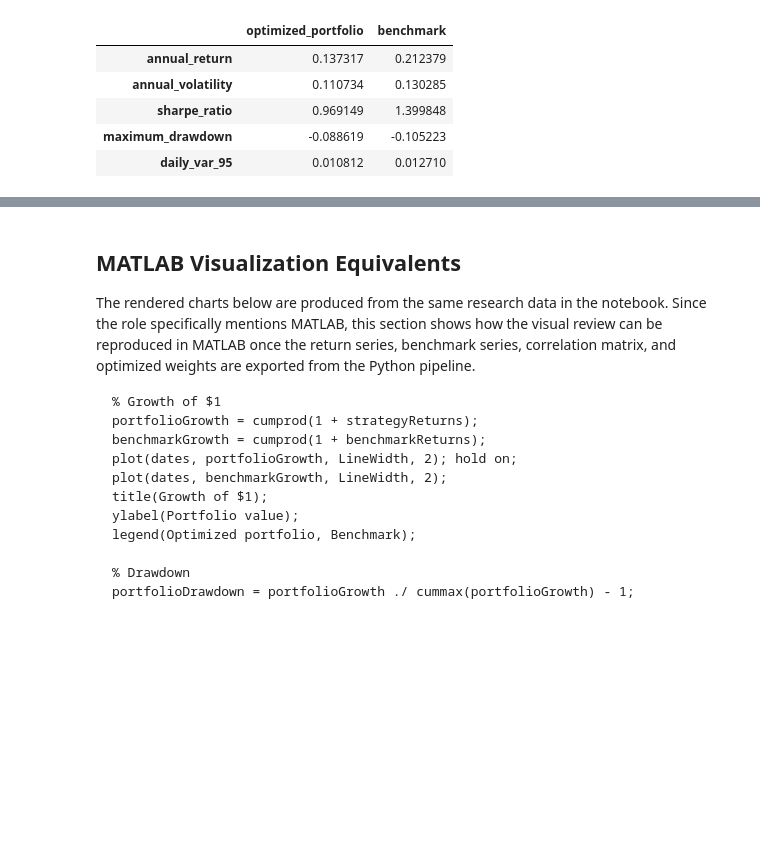
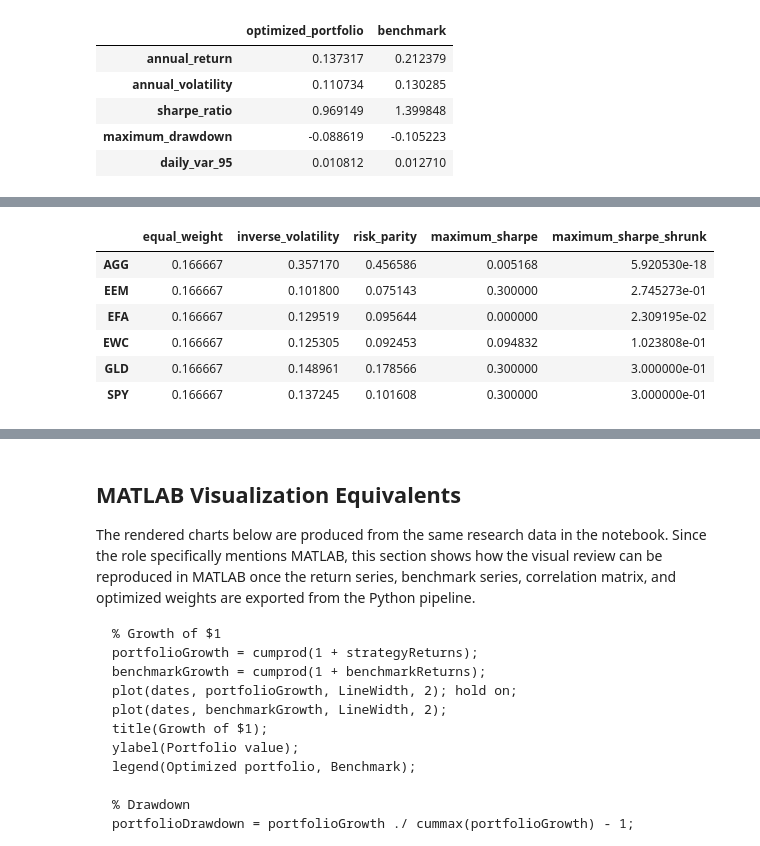
Before and after one commit to Nathan-Gomes/nathan-portfolio, a Jupyter notebook: public/notebooks/quantitative-portfolio-research-pipeline.ipynb, the cells around one changed output, grey strips where cells are left out. Drawn from its saved outputs; the diff is of its cells as text; code cells hidden in the pictures; blank space fills up the shorter version.

```diff
--- a/public/notebooks/quantitative-portfolio-research-pipeline.ipynb
+++ b/public/notebooks/quantitative-portfolio-research-pipeline.ipynb
@@ -62,7 +63,7 @@ class ResearchConfig:
     tickers: tuple[str, ...] = ('SPY', 'EWC', 'EFA', 'EEM', 'AGG', 'GLD')
     benchmark: str = 'SPY'
     lookback_months: int = 36
-    rebalance_frequency: str = 'Q'
+    rebalance_frequency: str = 'QE'
     max_asset_weight: float = 0.30
     transaction_cost_bps: float = 10.0
     risk_free_rate: float = 0.03
@@ -479,0 +488,81 @@ rebalance_history.tail()
+# %%
+def equal_weight(returns_window: pd.DataFrame, config: ResearchConfig) -> pd.Series:
+    assets = list(returns_window.columns)
+    return pd.Series(1.0 / len(assets), index=assets)
+
+
+def inverse_volatility(returns_window: pd.DataFrame, config: ResearchConfig) -> pd.Series:
+    vol = returns_window.std()
+    inverse = 1.0 / vol
+    return inverse / inverse.sum()
+
+
+def risk_parity(returns_window: pd.DataFrame, config: ResearchConfig) -> pd.Series:
+    """Equal risk contribution, via the convex log-barrier reformulation (Spinu 2013):
+    minimize 0.5 * w'Sigma*w - (1/n) * sum(log(w)), then normalize. A squared-error
+    objective on the risk-contribution gap is non-convex and SLSQP can falsely report
+    convergence at the equal-weight start without moving; this formulation has a unique
+    minimizer up to scale and reaches it reliably.
+    """
+    assets = list(returns_window.columns)
+    n_assets = len(assets)
+    covariance = returns_window.cov().to_numpy() * config.trading_days
+
+    def objective(w: np.ndarray) -> float:
+        return 0.5 * float(w @ covariance @ w) - np.sum(np.log(w)) / n_assets
+
+    def gradient(w: np.ndarray) -> np.ndarray:
+        return covariance @ w - 1.0 / (n_assets * w)
+
+    initial = np.repeat(1.0, n_assets)
+    bounds = [(1e-8, None) for _ in range(n_assets)]
+    result = minimize(objective, initial, jac=gradient, method='L-BFGS-B', bounds=bounds)
+    if not result.success:
+        raise RuntimeError(result.message)
+    weights = result.x / result.x.sum()
+    return pd.Series(weights, index=assets)
+
+
+def shrink_covariance(returns_window: pd.DataFrame, config: ResearchConfig, delta: float = 0.2) -> np.ndarray:
+    sample_cov = returns_window.cov().to_numpy() * config.trading_days
+    average_variance = np.trace(sample_cov) / sample_cov.shape[0]
+    target = np.eye(sample_cov.shape[0]) * average_variance
+    return (1 - delta) * sample_cov + delta * target
+
+
+def optimize_with_covariance(mean_returns, covariance, config: ResearchConfig, assets: list[str]) -> pd.Series:
+    n_assets = len(assets)
+    bounds = [(0.0, config.max_asset_weight) for _ in range(n_assets)]
+    constraints = [{'type': 'eq', 'fun': lambda w: np.sum(w) - 1.0}]
+    initial = np.repeat(1.0 / n_assets, n_assets)
+
+    def negative_sharpe(weights: np.ndarray) -> float:
+        port_return = float(weights @ mean_returns)
+        port_volatility = np.sqrt(float(weights.T @ covariance @ weights))
+        return -(port_return - config.risk_free_rate) / port_volatility
+
+    result = minimize(negative_sharpe, initial, method='SLSQP', bounds=bounds, constraints=constraints)
+    if not result.success:
+        raise RuntimeError(result.message)
+    return pd.Series(result.x, index=assets).clip(lower=0)
+
+
+shrunk_cov = shrink_covariance(latest_window, config)
+mean_est = latest_window.mean().to_numpy() * config.trading_days
+weights_max_sharpe_shrunk = optimize_with_covariance(mean_est, shrunk_cov, config, list(latest_window.columns))
+
+pd.DataFrame({
+    'equal_weight': equal_weight(latest_window, config),
+    'inverse_volatility': inverse_volatility(latest_window, config),
+    'risk_parity': risk_parity(latest_window, config),
+    'maximum_sharpe': weights_max_sharpe,
+    'maximum_sharpe_shrunk': weights_max_sharpe_shrunk,
+})
+# %% [output]
+|  | equal_weight | inverse_volatility | risk_parity | maximum_sharpe | maximum_sharpe_shrunk |
+| AGG | 0.166667 | 0.357170 | 0.456586 | 0.005168 | 5.920530e-18 |
+| EEM | 0.166667 | 0.101800 | 0.075143 | 0.300000 | 2.745273e-01 |
+| EFA | 0.166667 | 0.129519 | 0.095644 | 0.000000 | 2.309195e-02 |
+| EWC | 0.166667 | 0.125305 | 0.092453 | 0.094832 | 1.023808e-01 |
+| GLD | 0.166667 | 0.148961 | 0.178566 | 0.300000 | 3.000000e-01 |
+| SPY | 0.166667 | 0.137245 | 0.101608 | 0.300000 | 3.000000e-01 |
```
Also changed, not shown: parts of 11 cells of this notebook.
